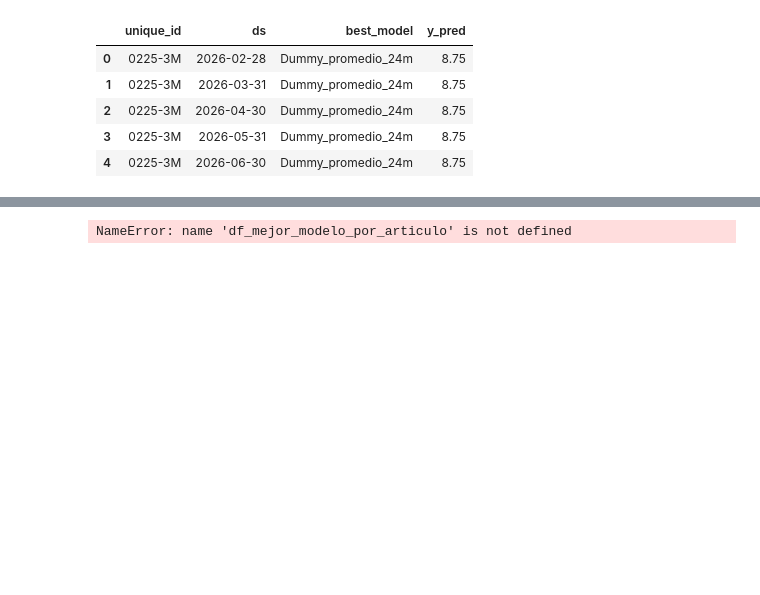
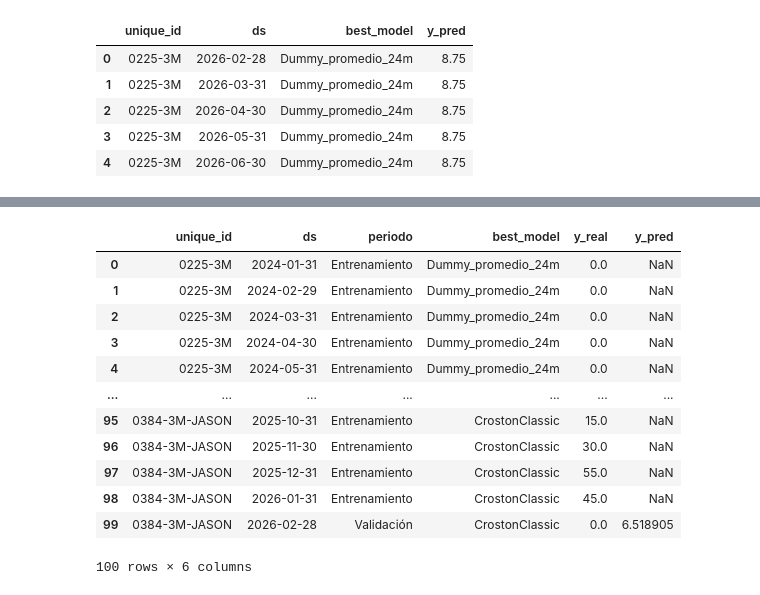
Before and after one commit to choppeb7/Tesis-Master-AI, a Jupyter notebook: 6_Forecast_series_temporales.ipynb, the cells around one changed output, grey strips where cells are left out. Drawn from its saved outputs; the diff is of its cells as text; code cells hidden in the pictures; blank space fills up the shorter version.

Commit message:
matriz_ventas_con_forecast_generado

```diff
--- a/6_Forecast_series_temporales.ipynb
+++ b/6_Forecast_series_temporales.ipynb
@@ -2187,26 +2254,16 @@ df_segmentacion_modelo_ganador
-# %%
-# ============================================================
-# Resumen de modelos ganadores
-# ============================================================
-
-df_resumen_modelos_ganadores = (
-    df_mejor_modelo_por_articulo
-    .groupby("modelo_ganador")
-    .agg(
-        cantidad_articulos=("unique_id", "nunique"),
-        WAPE_promedio=("WAPE_ranking", "mean"),
-        WAPE_mediana=("WAPE_ranking", "median"),
-        MAE_promedio=("MAE", "mean"),
-        RMSE_promedio=("RMSE", "mean"),
-        venta_real_total=("venta_real_total", "sum"),
-        prediccion_total=("prediccion_total", "sum"),
-        error_absoluto_total=("error_absoluto_total", "sum")
-    )
-    .reset_index()
-    .sort_values("cantidad_articulos", ascending=False)
-    .round(2)
-)
-
-df_resumen_modelos_ganadores
-# %% [output]
-NameError: name 'df_mejor_modelo_por_articulo' is not defined
+# %%
+df_forecast_visual.head(100)
+# %% [output]
+|  | unique_id | ds | periodo | best_model | y_real | y_pred |
+| 0 | 0225-3M | 2024-01-31 | Entrenamiento | Dummy_promedio_24m | 0.0 | NaN |
+| 1 | 0225-3M | 2024-02-29 | Entrenamiento | Dummy_promedio_24m | 0.0 | NaN |
+| 2 | 0225-3M | 2024-03-31 | Entrenamiento | Dummy_promedio_24m | 0.0 | NaN |
+| 3 | 0225-3M | 2024-04-30 | Entrenamiento | Dummy_promedio_24m | 0.0 | NaN |
+| 4 | 0225-3M | 2024-05-31 | Entrenamiento | Dummy_promedio_24m | 0.0 | NaN |
+| ... | ... | ... | ... | ... | ... | ... |
+| 95 | 0384-3M-JASON | 2025-10-31 | Entrenamiento | CrostonClassic | 15.0 | NaN |
+| 96 | 0384-3M-JASON | 2025-11-30 | Entrenamiento | CrostonClassic | 30.0 | NaN |
+| 97 | 0384-3M-JASON | 2025-12-31 | Entrenamiento | CrostonClassic | 55.0 | NaN |
+| 98 | 0384-3M-JASON | 2026-01-31 | Entrenamiento | CrostonClassic | 45.0 | NaN |
+| 99 | 0384-3M-JASON | 2026-02-28 | Validación | CrostonClassic | 0.0 | 6.518905 |
+100 rows × 6 columns
```
Also changed, not shown: parts of 16 cells of this notebook.
